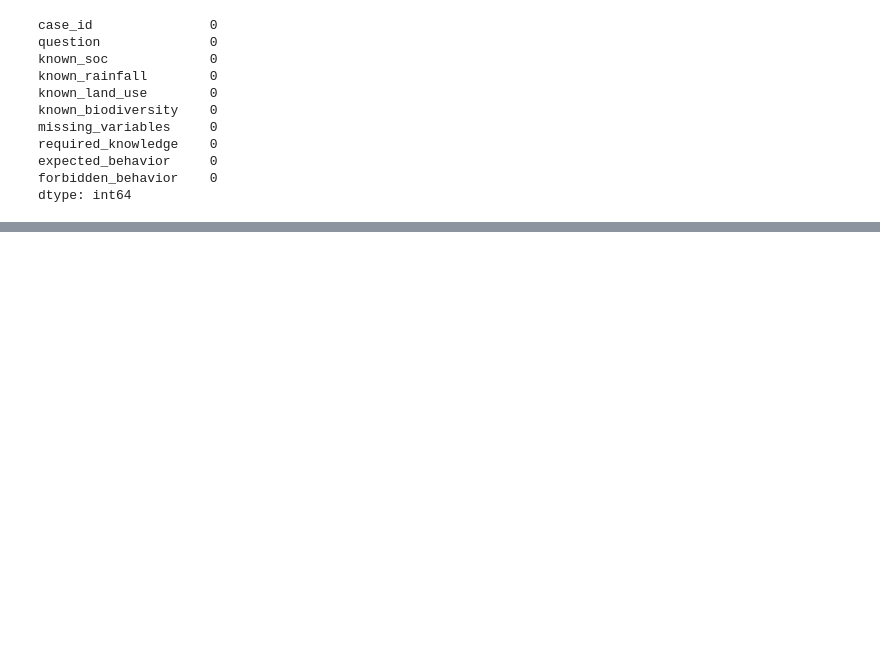
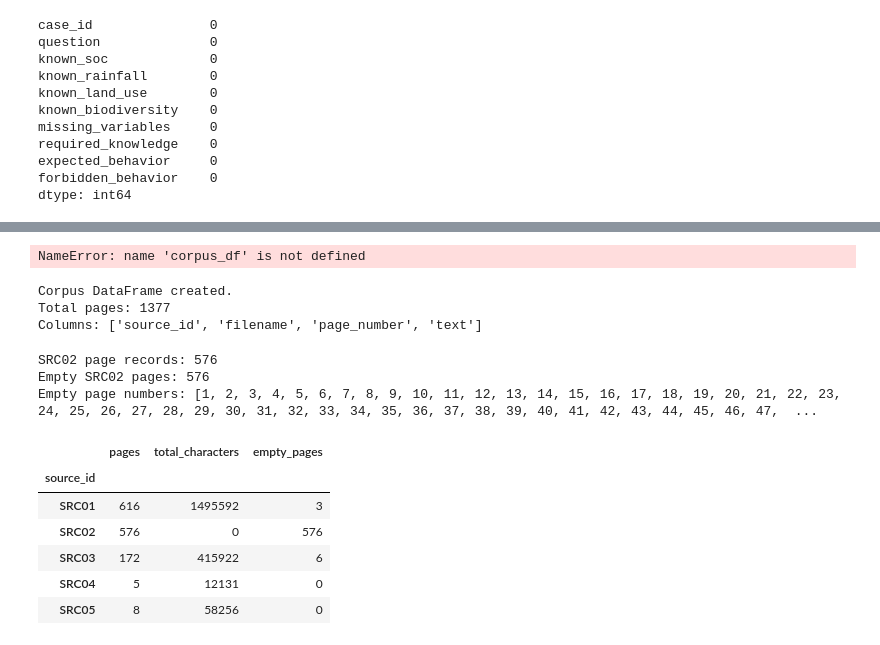
Before and after one commit to Arp518/biodiversity-intelligence-ai, a Jupyter notebook: notebooks/01_data_exploration.ipynb, the cells around one changed output, grey strips where cells are left out. Saved outputs shown, nothing was run; the diff lists cells and outputs as text; code cells hidden in the pictures; blank space fills up the shorter version.

Commit message:
Complete Phase 2 minimum knowledge prototype

```diff
--- a/notebooks/01_data_exploration.ipynb
+++ b/notebooks/01_data_exploration.ipynb
@@ -65,0 +486,25 @@ dtype: int64
+# %%
+all_pages = []
+
+for _, source in sources_df.iterrows():
+
+    source_id = source["source_id"]
+    filename = source["local_filename"]
+
+    pdf_path = knowledge_dir / filename
+
+    if not pdf_path.exists():
+        print(f"MISSING: {source_id} | {filename}")
+        continue
+
+    extracted_pages = extract_pdf_pages(pdf_path, source_id)
+
+    all_pages.extend(extracted_pages)
+
+    print(
+        f"{source_id} | "
+        f"{len(extracted_pages)} pages extracted | "
+        f"{filename}"
+    )
+
+print("\nTotal pages extracted:", len(all_pages))
@@ -65,0 +529,51 @@ dtype: int64
+# %%
+src02 = corpus_df[corpus_df["source_id"] == "SRC02"]
+
+print("SRC02 page records:", len(src02))
+
+empty_src02 = src02[src02["text"].str.strip() == ""]
+
+print("Empty SRC02 pages:", len(empty_src02))
+print("Empty page numbers:")
+print(empty_src02["page_number"].tolist())
+# %% [output]
+NameError: name 'corpus_df' is not defined
+# %%
+import pandas as pd
+
+corpus_df = pd.DataFrame(all_pages)
+
+print("Corpus DataFrame created.")
+print("Total pages:", len(corpus_df))
+print("Columns:", corpus_df.columns.tolist())
+# %% [output]
+Corpus DataFrame created.
+Total pages: 1377
+Columns: ['source_id', 'filename', 'page_number', 'text']
+# %%
+src02 = corpus_df[corpus_df["source_id"] == "SRC02"]
+
+print("SRC02 page records:", len(src02))
+
+empty_src02 = src02[src02["text"].str.strip() == ""]
+
+print("Empty SRC02 pages:", len(empty_src02))
+print("Empty page numbers:", empty_src02["page_number"].tolist())
+# %% [output]
+SRC02 page records: 576
+Empty SRC02 pages: 576
+Empty page numbers: [1, 2, 3, 4, 5, 6, 7, 8, 9, 10, 11, 12, 13, 14, 15, 16, 17, 18, 19, 20, 21, 22, 23, 24, 25, 26, 27, 28, 29, 30, 31, 32, 33, 34, 35, 36, 37, 38, 39, 40, 41, 42, 43, 44, 45, 46, 47,  ...
+# %%
+corpus_df.groupby("source_id").agg(
+    pages=("page_number", "count"),
+    total_characters=("text", lambda x: x.str.len().sum()),
+    empty_pages=("text", lambda x: (x.str.strip() == "").sum())
+)
+# %% [output]
+|  | pages | total_characters | empty_pages |
+| source_id |  |  |  |
+| SRC01 | 616 | 1495592 | 3 |
+| SRC02 | 576 | 0 | 576 |
+| SRC03 | 172 | 415922 | 6 |
+| SRC04 | 5 | 12131 | 0 |
+| SRC05 | 8 | 58256 | 0 |
```
Also changed, not shown: parts of 37 cells of this notebook, 12 other files.
